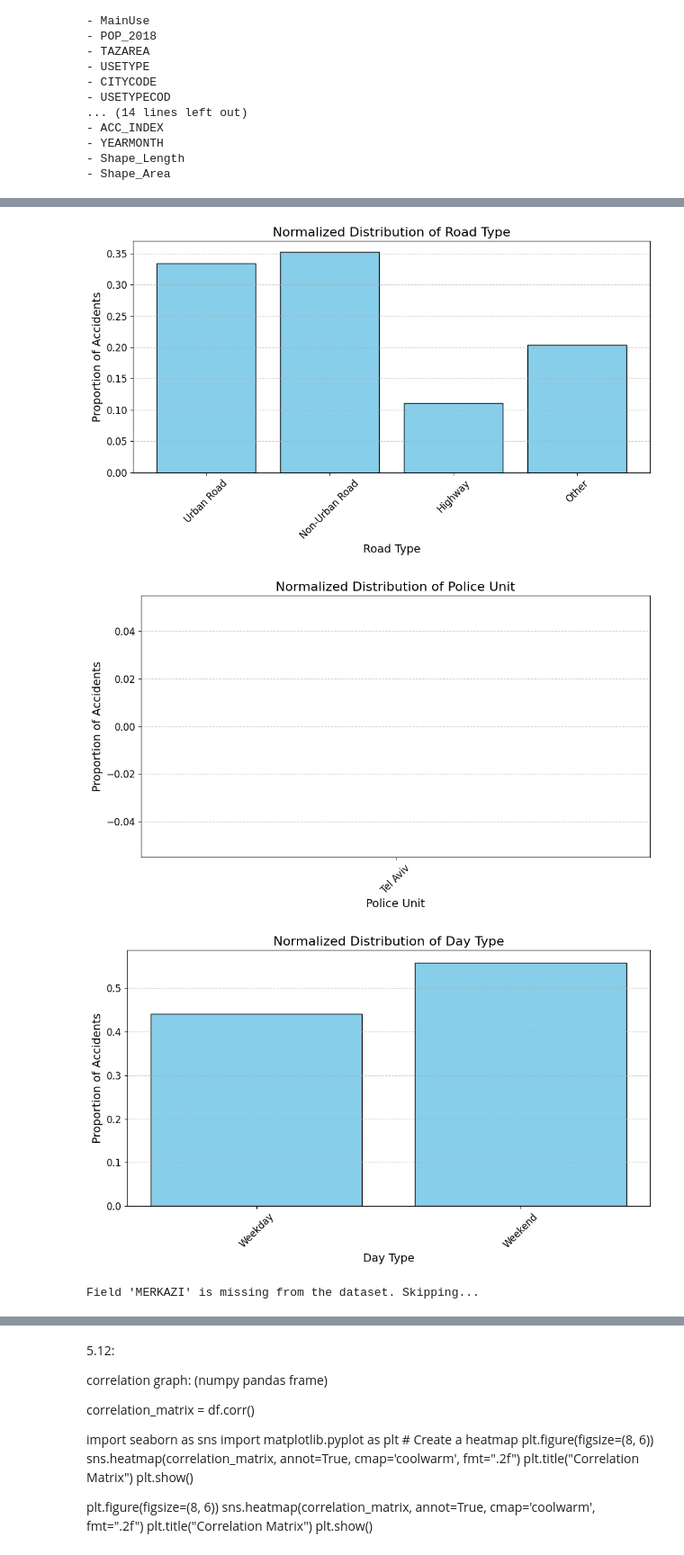
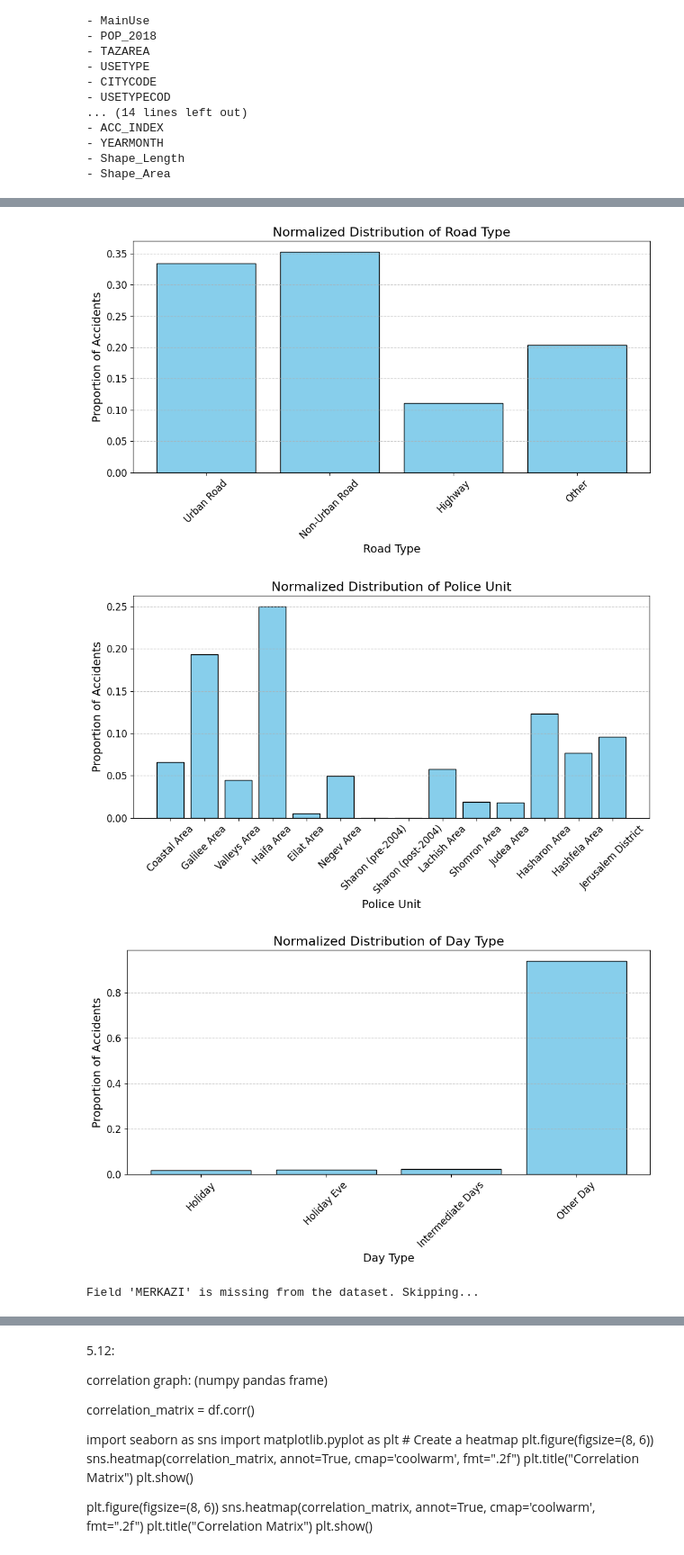
Before and after one commit to zaurusman/Project-RideShare, a Jupyter notebook: project_rIdeshare.ipynb, the cells around one changed output, grey strips where cells are left out. Shown at 90% size. Saved outputs shown, nothing was run; the diff lists cells and outputs as text; code cells hidden in the pictures.

```diff
--- a/project_rIdeshare.ipynb
+++ b/project_rIdeshare.ipynb
@@ -347,7 +350,6 @@ combined_data = pd.concat(all_data, ignore_index=True)
 non_empty_rows = combined_data.dropna(how='all').shape[0]
 print(f"Total number of non-empty rows in the combined dataset: {non_empty_rows}")
 
-# Field mappings based on actual dataset
 field_mappings = {
     'SUG_DEREH': {
         'mapping': {1: "Urban Road", 2: "Non-Urban Road", 3: "Highway", 4: "Other"},
@@ -355,12 +357,20 @@ field_mappings = {
         'xlabel': 'Road Type'
     },
     'YEHIDA': {
-        'mapping': {1: "Tel Aviv", 2: "Jerusalem", 3: "Haifa", 4: "South", 5: "North", 6: "Central"},
+        'mapping': {
+            11: "Coastal Area", 12: "Galilee Area", 14: "Valleys Area",
+            20: "Haifa Area", 33: "Eilat Area", 34: "Negev Area",
+            36: "Sharon (pre-2004)", 37: "Sharon (post-2004)", 38: "Lachish Area",
+            41: "Shomron Area", 43: "Judea Area", 51: "Hasharon Area",
+            52: "Hashfela Area", 61: "Jerusalem District"
+        },
         'title': 'Normalized Distribution of Police Unit',
         'xlabel': 'Police Unit'
     },
     'SUG_YOM': {
-        'mapping': {1: "Weekday", 2: "Weekend"},
+        'mapping': {
+            1: "Holiday", 2: "Holiday Eve", 3: "Intermediate Days", 4: "Other Day"
+        },
         'title': 'Normalized Distribution of Day Type',
         'xlabel': 'Day Type'
     },
@@ -375,7 +385,12 @@ field_mappings = {
         'xlabel': 'Accident Severity'
     },
     'TEURA': {
-        'mapping': {1: "Daylight", 2: "Dark with Lighting", 3: "Dark without Lighting"},
+        'mapping': {
+            1: "Daylight", 2: "Reduced Visibility (Weather/Smoke)", 3: "Night with Lighting",
+            4: "Night without Lighting", 5: "Night without Visibility", 6: "Unknown Night",
+            7: "Night with Defective Lighting", 8: "Night without Defective Lighting",
+            9: "Night with Restricted Visibility", 10: "Dummy", 11: "Unknown Day"
+        },
         'title': 'Normalized Distribution of Lighting Conditions',
         'xlabel': 'Lighting Condition'
     }
@@ -385,34 +400,34 @@ field_mappings = {
 for field, details in field_mappings.items():
     if field not in combined_data.columns:
         print(f"Field '{field}' is missing from the dataset. Skipping...")
         continue
 
     # Map field values to names
     combined_data[f'{field}_Name'] = combined_data[field].map(details['mapping'])
 
     # Count occurrences for each category
     field_counts = combined_data[f'{field}_Name'].value_counts().reindex(details['mapping'].values(), fill_value=0)
 
     # Normalize the values for distribution (0 to 1)
     field_distribution = field_counts / field_counts.sum()
 
     # Plot the distribution graph
     plt.figure(figsize=(10, 6))
     plt.bar(field_distribution.index, field_distribution.values, edgecolor='black', color='skyblue')
     plt.title(details['title'], fontsize=16)
     plt.xlabel(details['xlabel'], fontsize=14)
     plt.ylabel('Proportion of Accidents', fontsize=14)
     plt.xticks(fontsize=12, rotation=45)
     plt.yticks(fontsize=12)
     plt.grid(axis='y', linestyle='--', alpha=0.7)
     plt.tight_layout()
 
     # Show the graph
     plt.show()
 # %% [output]
 Total number of non-empty rows in the combined dataset: 58060
 [figure]
-[figure, old version]
+[figure, new version]
-[figure, old version]
+[figure, new version]
 Field 'MERKAZI' is missing from the dataset. Skipping...
 [figure]
```
Also changed, not shown: parts of 2 cells of this notebook.
